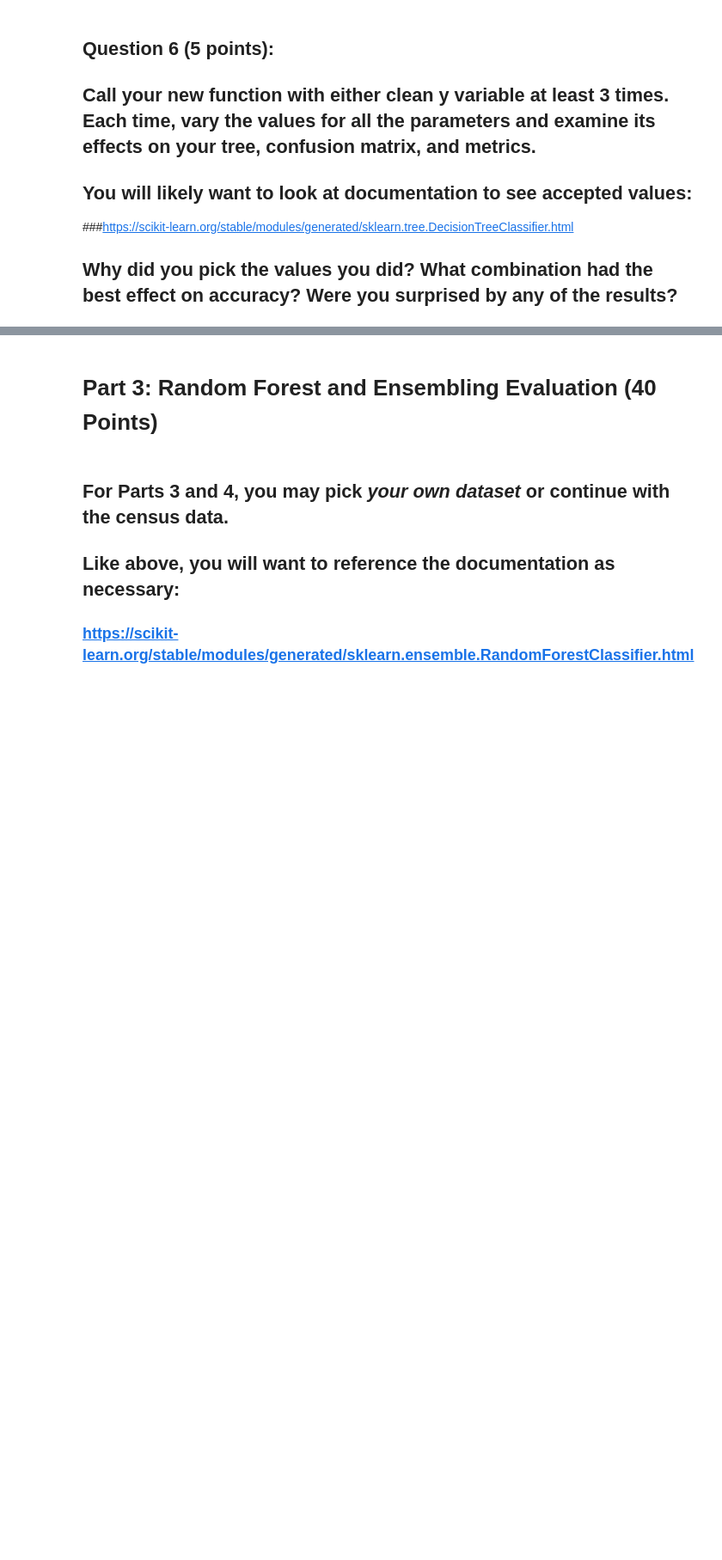
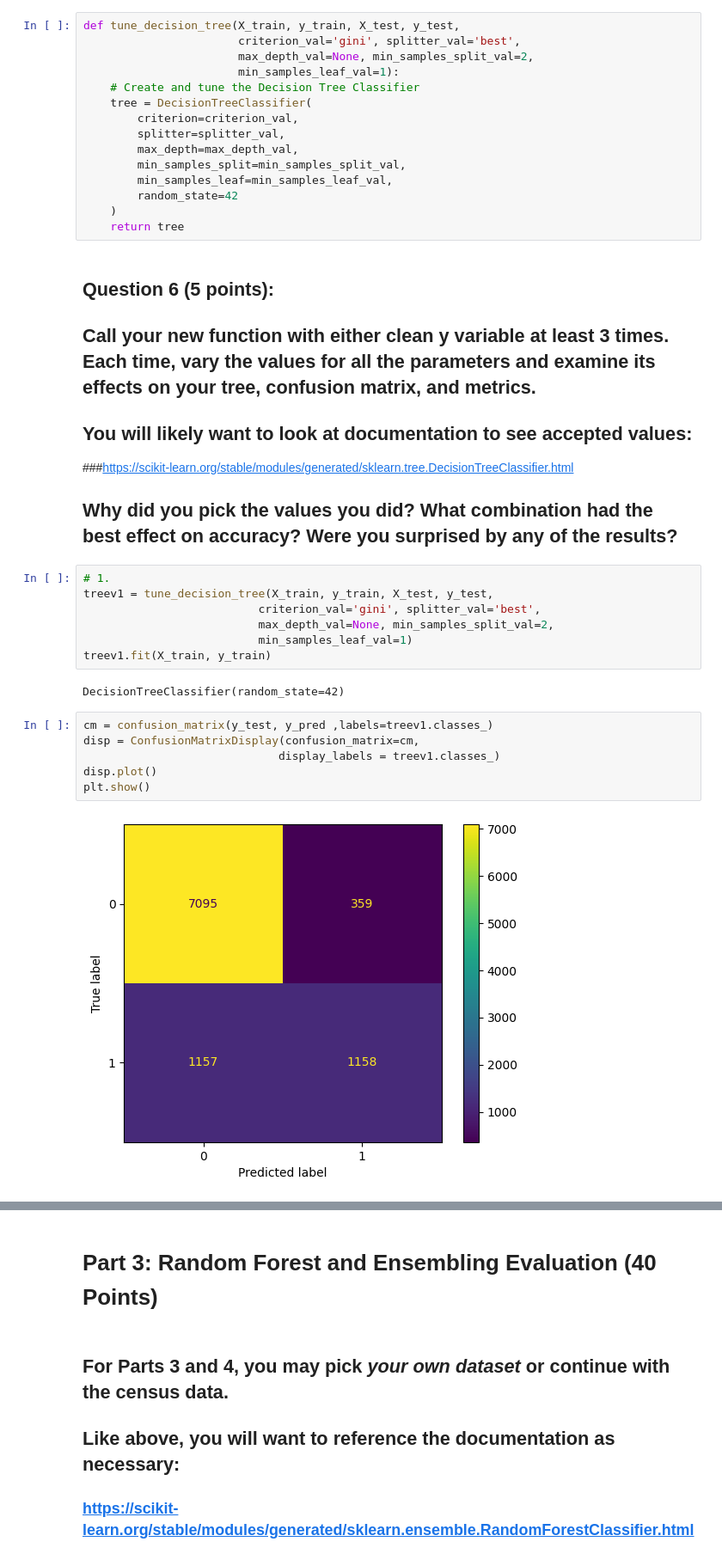
Before and after one commit to tracyhua2/DS3001, a Jupyter notebook: Labs/Lab_3_Decision_Trees_and_Random_Forests.ipynb, the cells around one changed output, grey strips where cells are left out. Shown at 86% size. Drawn from its saved outputs; the diff is of its cells as text; blank space fills up the shorter version.

```diff
--- a/Labs/Lab_3_Decision_Trees_and_Random_Forests.ipynb
+++ b/Labs/Lab_3_Decision_Trees_and_Random_Forests.ipynb
@@ -344,6 +346,21 @@ plt.show()
 
 ## **For example, if your vanilla decision tree variable is called clf, you would adjust it like this:**
 `clf = DecisionTreeClassifier(criterion=criterion_val, splitter=splitter_val, ...)`
+# %%
+def tune_decision_tree(X_train, y_train, X_test, y_test,
+                       criterion_val='gini', splitter_val='best',
+                       max_depth_val=None, min_samples_split_val=2,
+                       min_samples_leaf_val=1):
+    # Create and tune the Decision Tree Classifier
+    tree = DecisionTreeClassifier(
+        criterion=criterion_val,
+        splitter=splitter_val,
+        max_depth=max_depth_val,
+        min_samples_split=min_samples_split_val,
+        min_samples_leaf=min_samples_leaf_val,
+        random_state=42
+    )
+    return tree
 # %% [markdown]
 ## **Question 6 (5 points):**
 
@@ -353,3 +370,20 @@ plt.show()
 ###https://scikit-learn.org/stable/modules/generated/sklearn.tree.DecisionTreeClassifier.html
 
 ## Why did you pick the values you did? What combination had the best effect on accuracy? Were you surprised by any of the results?
+# %%
+# 1.
+treev1 = tune_decision_tree(X_train, y_train, X_test, y_test,
+                          criterion_val='gini', splitter_val='best',
+                          max_depth_val=None, min_samples_split_val=2,
+                          min_samples_leaf_val=1)
+treev1.fit(X_train, y_train)
+# %% [output]
+DecisionTreeClassifier(random_state=42)
+# %%
+cm = confusion_matrix(y_test, y_pred ,labels=treev1.classes_)
+disp = ConfusionMatrixDisplay(confusion_matrix=cm,
+                             display_labels = treev1.classes_)
+disp.plot()
+plt.show()
+# %% [output]
+[figure, added]
```
Also changed, not shown: parts of 18 cells of this notebook.
